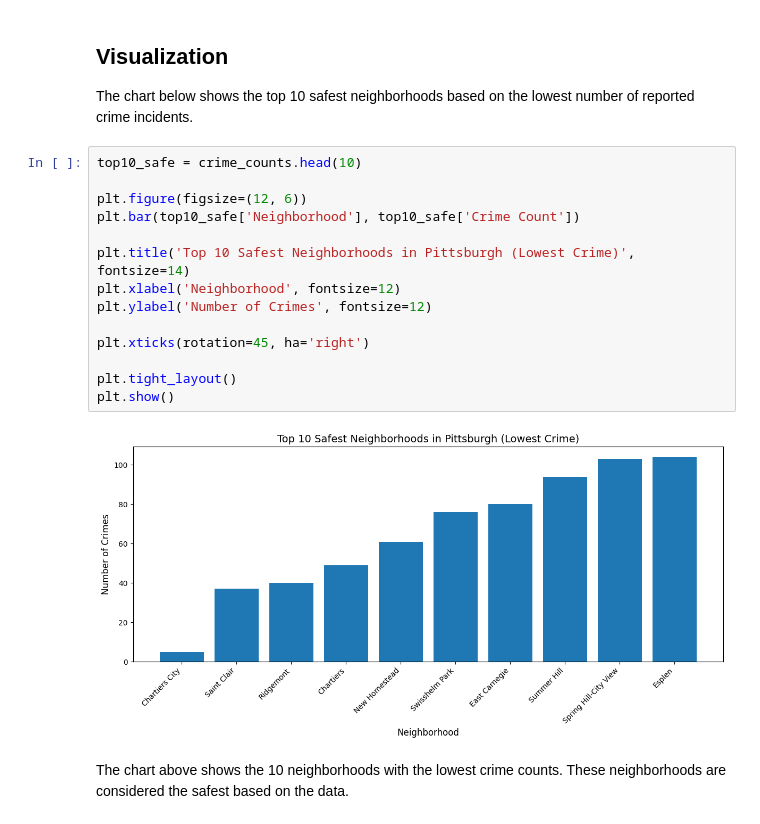
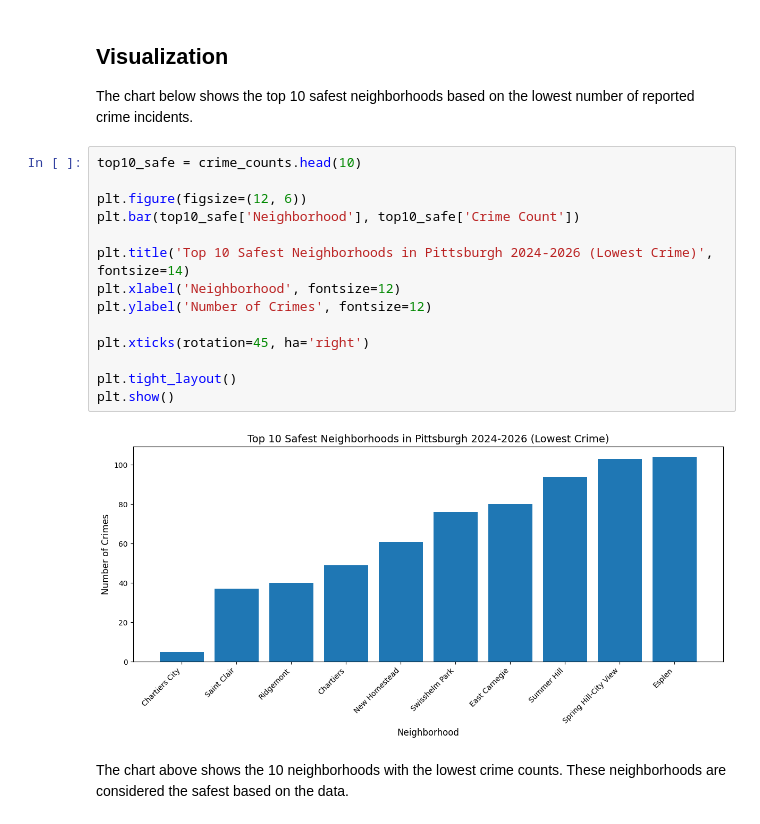
Before and after one commit to joey52103/CS-1520-Final-Project, a Jupyter notebook: individual_notebooks/joey_crime_safety.ipynb, the cells around one changed output. Cells and saved outputs as stored; diff of their text form.

Commit message:
Changed Graph Title

```diff
--- a/individual_notebooks/joey_crime_safety.ipynb
+++ b/individual_notebooks/joey_crime_safety.ipynb
@@ -82,19 +82,19 @@ The chart below shows the top 10 safest neighborhoods based on the lowest number
 # %%
 top10_safe = crime_counts.head(10)
 
 plt.figure(figsize=(12, 6))
 plt.bar(top10_safe['Neighborhood'], top10_safe['Crime Count'])
 
-plt.title('Top 10 Safest Neighborhoods in Pittsburgh (Lowest Crime)', fontsize=14)
+plt.title('Top 10 Safest Neighborhoods in Pittsburgh 2024-2026 (Lowest Crime)', fontsize=14)
 plt.xlabel('Neighborhood', fontsize=12)
 plt.ylabel('Number of Crimes', fontsize=12)
 
 plt.xticks(rotation=45, ha='right')
 
 plt.tight_layout()
 plt.show()
 # %% [output]
-[figure, old version]
+[figure, new version]
 # %% [markdown]
 The chart above shows the 10 neighborhoods with the lowest crime counts. These neighborhoods are considered the safest based on the data.
 # %%
```
